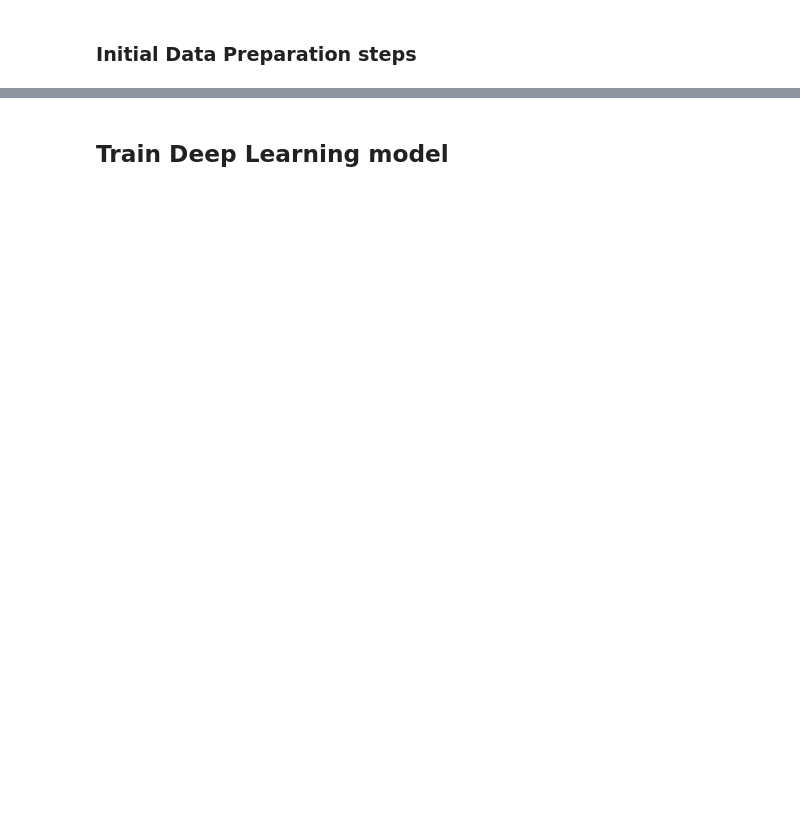
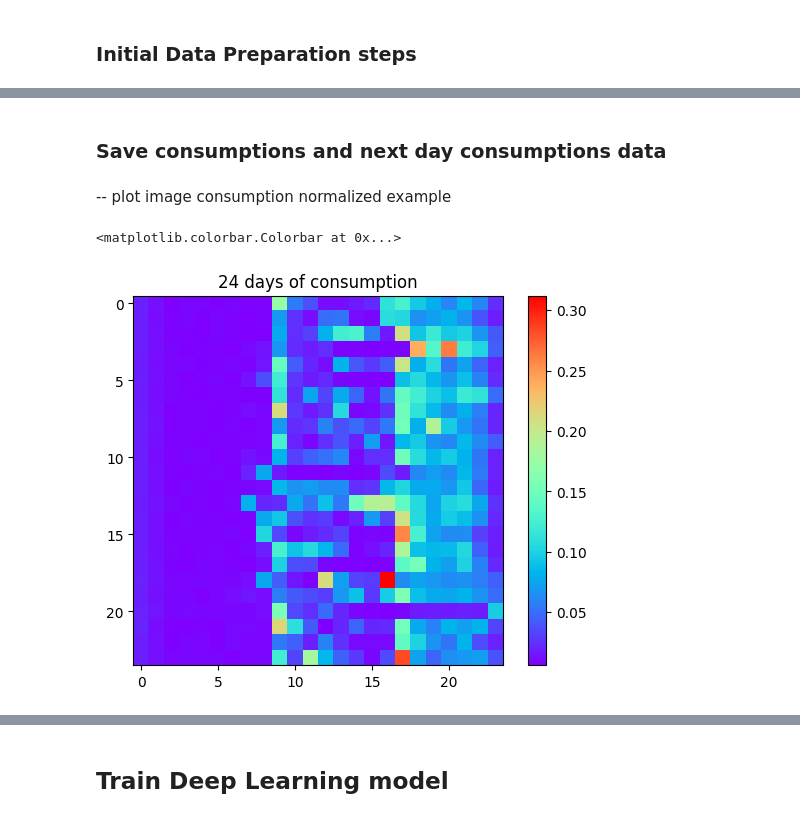
Before and after one commit to FranUrsus/TimeSeriesImaging, a Jupyter notebook: scripts/main.ipynb, the cells around one changed output, grey strips where cells are left out. Saved outputs shown, nothing was run; the diff lists cells and outputs as text; code cells hidden in the pictures; blank space fills up the shorter version.

```diff
--- a/scripts/main.ipynb
+++ b/scripts/main.ipynb
@@ -475,0 +659,9 @@ image_processing.save_three_channels_images(input_nn_diff_train[0:9],input_nn_su
+# %%
+def normalize_row(x):
+    normalized = (x - min_val) / (max_val - min_val)
+    return normalized
+# %%
+data_consumptions_train = data_consumptions_train.apply(
+    normalize_row,
+    axis=1)
+data_consumptions_train
@@ -475,0 +722,2 @@ image_processing.save_three_channels_images(input_nn_diff_train[0:9],input_nn_su
+# %% [markdown]
+### Save consumptions and next day consumptions data
@@ -475,0 +732,11 @@ image_processing.save_three_channels_images(input_nn_diff_train[0:9],input_nn_su
+# %% [markdown]
+-- plot image consumption normalized example
+# %%
+cons_array_reshaped = np.reshape(data_consumptions_train.iloc[666], (-1, 24))
+# %%
+plt.imshow(cons_array_reshaped,cmap = 'rainbow')
+plt.title("24 days of consumption")
+plt.colorbar()
+# %% [output]
+<matplotlib.colorbar.Colorbar at 0x...>
+[figure, added]
```
Also changed, not shown: parts of 260 cells of this notebook, 5 other files.
